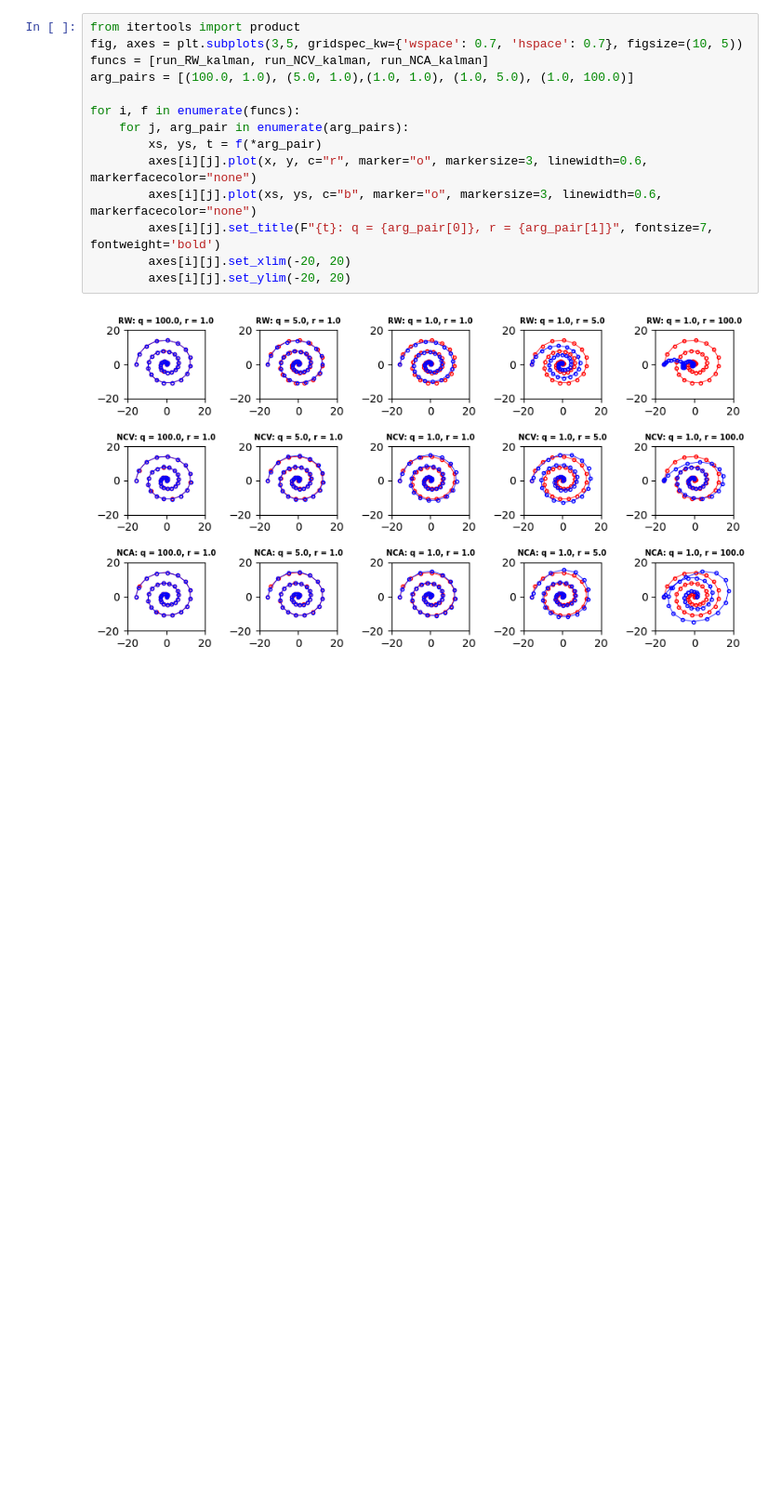
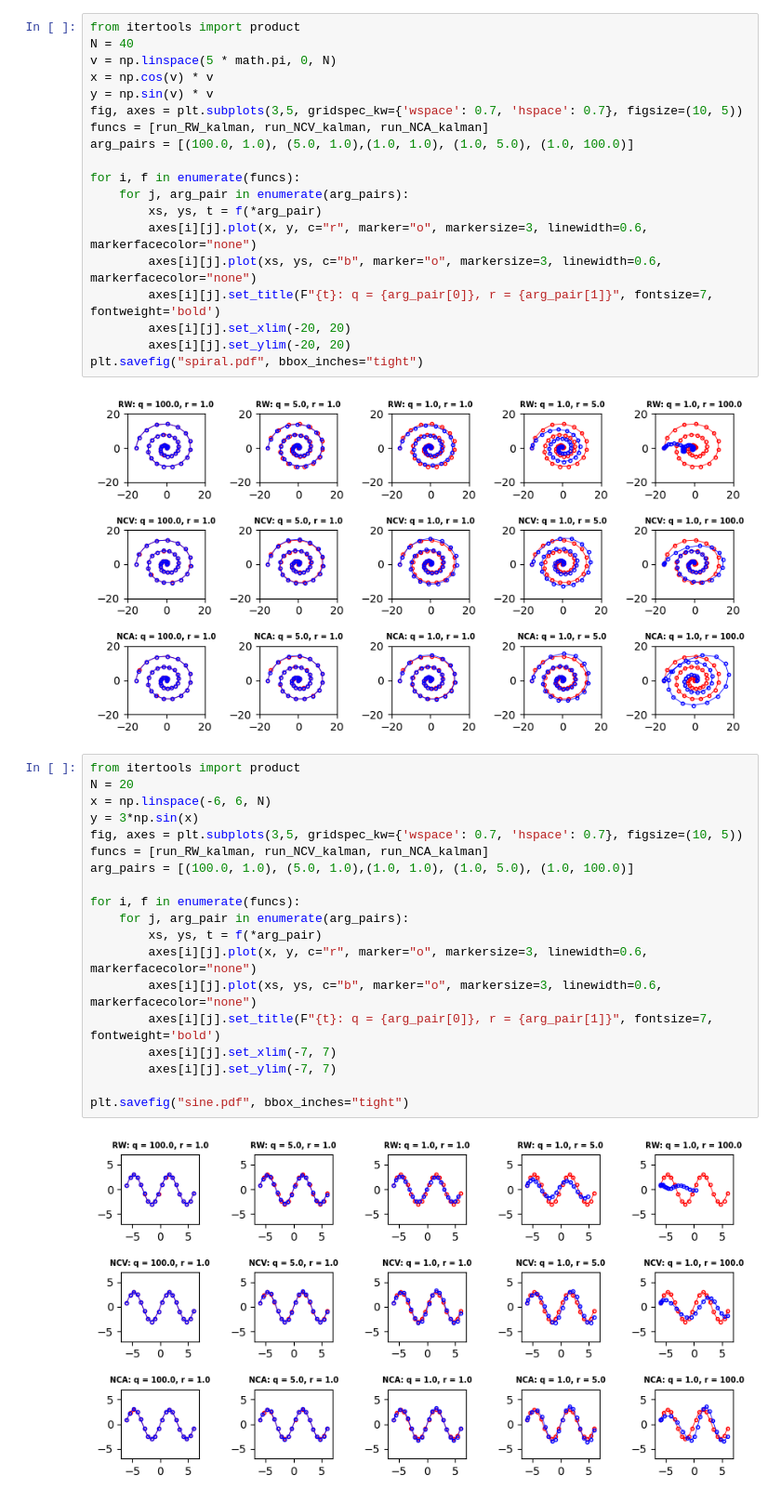
Before and after one commit to MatejVre/ACVM_Advanced_Tracking, a Jupyter notebook: motion_models.ipynb, the cells around one changed output. Shown at 93% size. Drawn from its saved outputs; the diff is of its cells as text; blank space fills up the shorter version.

```diff
--- a/motion_models.ipynb
+++ b/motion_models.ipynb
@@ -184,6 +198,10 @@ plt.plot(sx, sy, c="b")
 # Plotting the big plot
 # %%
 from itertools import product
+N = 40
+v = np.linspace(5 * math.pi, 0, N)
+x = np.cos(v) * v
+y = np.sin(v) * v
 fig, axes = plt.subplots(3,5, gridspec_kw={'wspace': 0.7, 'hspace': 0.7}, figsize=(10, 5))
 funcs = [run_RW_kalman, run_NCV_kalman, run_NCA_kalman]
 arg_pairs = [(100.0, 1.0), (5.0, 1.0),(1.0, 1.0), (1.0, 5.0), (1.0, 100.0)]
@@ -196,5 +214,27 @@ for i, f in enumerate(funcs):
         axes[i][j].set_title(F"{t}: q = {arg_pair[0]}, r = {arg_pair[1]}", fontsize=7, fontweight='bold')
         axes[i][j].set_xlim(-20, 20)
         axes[i][j].set_ylim(-20, 20)
+plt.savefig("spiral.pdf", bbox_inches="tight")
 # %% [output]
 [figure]
+# %%
+from itertools import product
+N = 20
+x = np.linspace(-6, 6, N)
+y = 3*np.sin(x)
+fig, axes = plt.subplots(3,5, gridspec_kw={'wspace': 0.7, 'hspace': 0.7}, figsize=(10, 5))
+funcs = [run_RW_kalman, run_NCV_kalman, run_NCA_kalman]
+arg_pairs = [(100.0, 1.0), (5.0, 1.0),(1.0, 1.0), (1.0, 5.0), (1.0, 100.0)]
+
+for i, f in enumerate(funcs):
+    for j, arg_pair in enumerate(arg_pairs):
+        xs, ys, t = f(*arg_pair)
+        axes[i][j].plot(x, y, c="r", marker="o", markersize=3, linewidth=0.6, markerfacecolor="none")
+        axes[i][j].plot(xs, ys, c="b", marker="o", markersize=3, linewidth=0.6, markerfacecolor="none")
+        axes[i][j].set_title(F"{t}: q = {arg_pair[0]}, r = {arg_pair[1]}", fontsize=7, fontweight='bold')
+        axes[i][j].set_xlim(-7, 7)
+        axes[i][j].set_ylim(-7, 7)
+
+plt.savefig("sine.pdf", bbox_inches="tight")
+# %% [output]
+[figure, added]
```
Also changed, not shown: parts of 8 cells of this notebook, 4 other files.
